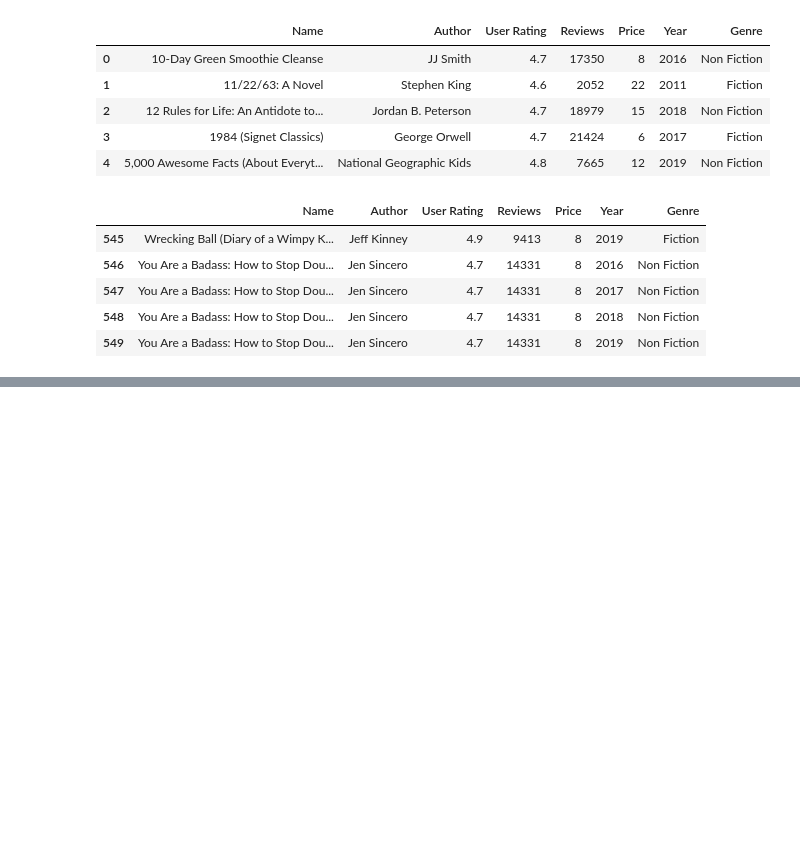
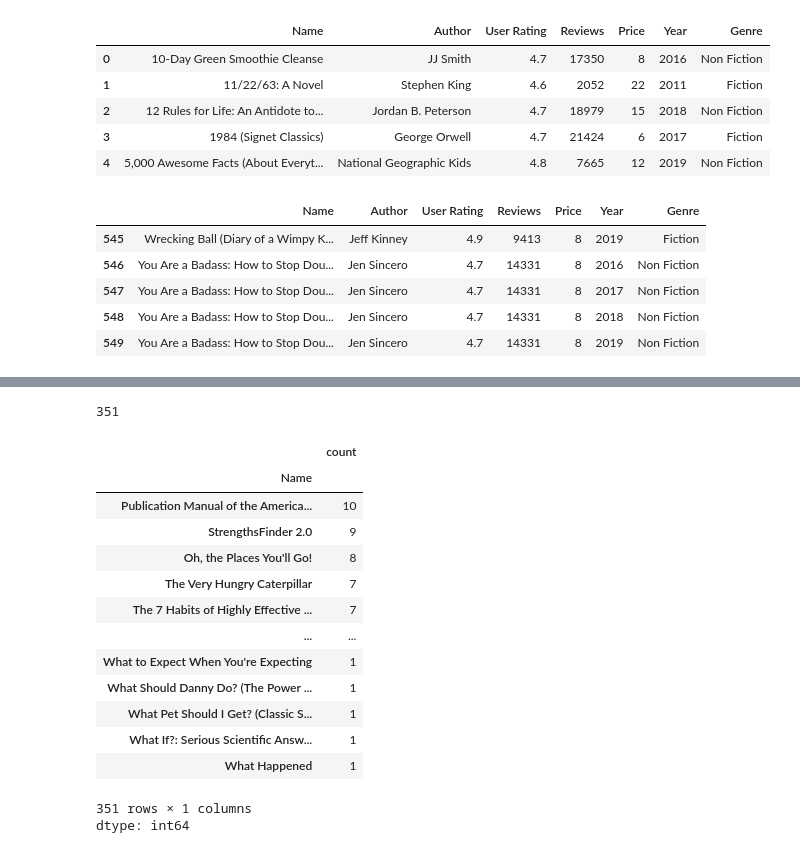
Before and after one commit to Divasdev/-100-Days-of-Code-Python-Pro-Bootcamp, a Jupyter notebook: DataAnalysis.ipynb, the cells around one changed output, grey strips where cells are left out. Drawn from its saved outputs; the diff is of its cells as text; code cells hidden in the pictures; blank space fills up the shorter version.

```diff
--- a/DataAnalysis.ipynb
+++ b/DataAnalysis.ipynb
@@ -41,0 +115,22 @@ df.tail(5)
+# %%
+df['Name'].nunique()
+# %% [output]
+351
+# %%
+df['Name'].value_counts()
+# %% [output]
+|  | count |
+| Name |  |
+| Publication Manual of the America... | 10 |
+| StrengthsFinder 2.0 | 9 |
+| Oh, the Places You'll Go! | 8 |
+| The Very Hungry Caterpillar | 7 |
+| The 7 Habits of Highly Effective ... | 7 |
+| ... | ... |
+| What to Expect When You're Expecting | 1 |
+| What Should Danny Do? (The Power ... | 1 |
+| What Pet Should I Get? (Classic S... | 1 |
+| What If?: Serious Scientific Answ... | 1 |
+| What Happened | 1 |
+351 rows × 1 columns
+dtype: int64
```
Also changed, not shown: parts of 11 cells of this notebook.
